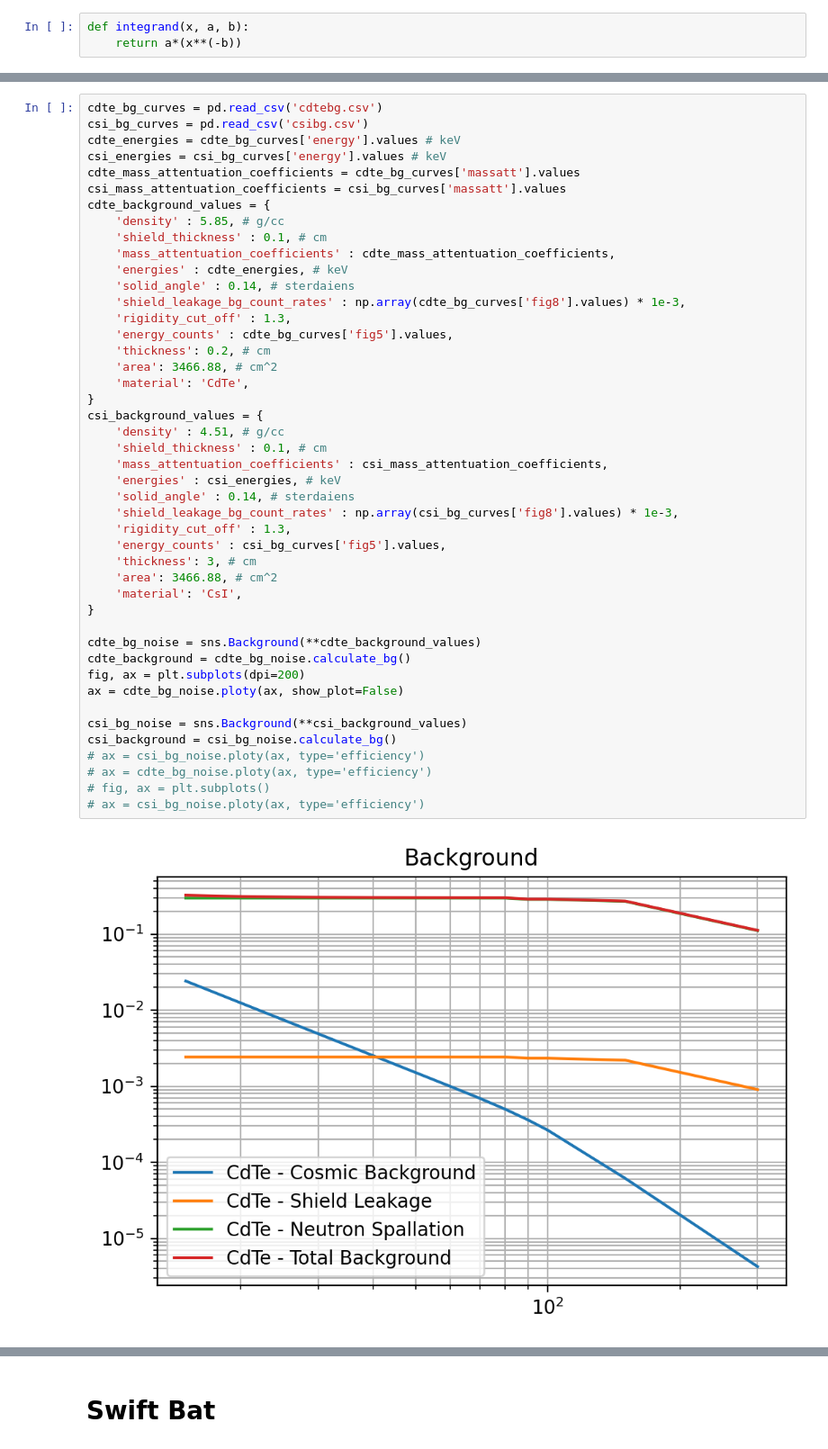
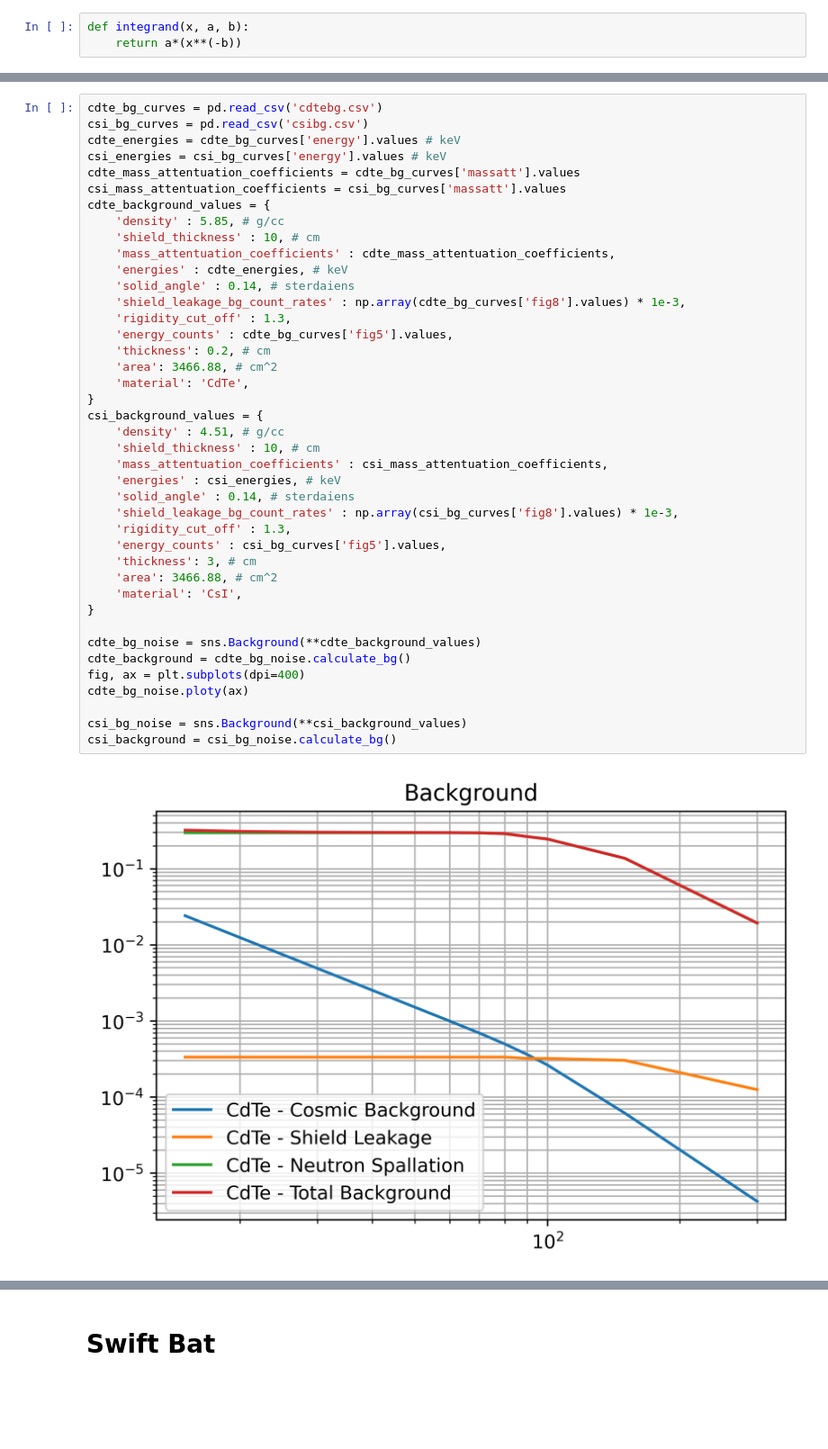
Before and after one commit to iamlrk/sensitivity_calculation, a Jupyter notebook: main.ipynb, the cells around one changed output, grey strips where cells are left out. Shown: that part at 90% size. Drawn from its saved outputs; the diff is of its cells as text; blank space fills up the shorter version.

```diff
--- a/main.ipynb
+++ b/main.ipynb
@@ -41,41 +25,37 @@ cdte_mass_attentuation_coefficients = cdte_bg_curves['massatt'].values
 csi_mass_attentuation_coefficients = csi_bg_curves['massatt'].values
 cdte_background_values = {
     'density' : 5.85, # g/cc
-    'shield_thickness' : 0.1, # cm
+    'shield_thickness' : 10, # cm
     'mass_attentuation_coefficients' : cdte_mass_attentuation_coefficients,
     'energies' : cdte_energies, # keV
     'solid_angle' : 0.14, # sterdaiens
     'shield_leakage_bg_count_rates' : np.array(cdte_bg_curves['fig8'].values) * 1e-3,
     'rigidity_cut_off' : 1.3,
     'energy_counts' : cdte_bg_curves['fig5'].values,
     'thickness': 0.2, # cm
     'area': 3466.88, # cm^2
     'material': 'CdTe',
 }
 csi_background_values = {
     'density' : 4.51, # g/cc
-    'shield_thickness' : 0.1, # cm
+    'shield_thickness' : 10, # cm
     'mass_attentuation_coefficients' : csi_mass_attentuation_coefficients,
     'energies' : csi_energies, # keV
     'solid_angle' : 0.14, # sterdaiens
     'shield_leakage_bg_count_rates' : np.array(csi_bg_curves['fig8'].values) * 1e-3,
     'rigidity_cut_off' : 1.3,
     'energy_counts' : csi_bg_curves['fig5'].values,
     'thickness': 3, # cm
     'area': 3466.88, # cm^2
     'material': 'CsI',
 }
 
 cdte_bg_noise = sns.Background(**cdte_background_values)
 cdte_background = cdte_bg_noise.calculate_bg()
-fig, ax = plt.subplots(dpi=200)
-ax = cdte_bg_noise.ploty(ax, show_plot=False)
+fig, ax = plt.subplots(dpi=400)
+cdte_bg_noise.ploty(ax)
 
 csi_bg_noise = sns.Background(**csi_background_values)
 csi_background = csi_bg_noise.calculate_bg()
-# ax = csi_bg_noise.ploty(ax, type='efficiency')
-# ax = cdte_bg_noise.ploty(ax, type='efficiency')
-# fig, ax = plt.subplots()
-# ax = csi_bg_noise.ploty(ax, type='efficiency')
 # %% [output]
-[figure, old version]
+[figure, new version]
```
Also changed, not shown: parts of 11 cells of this notebook, 2 other files.
